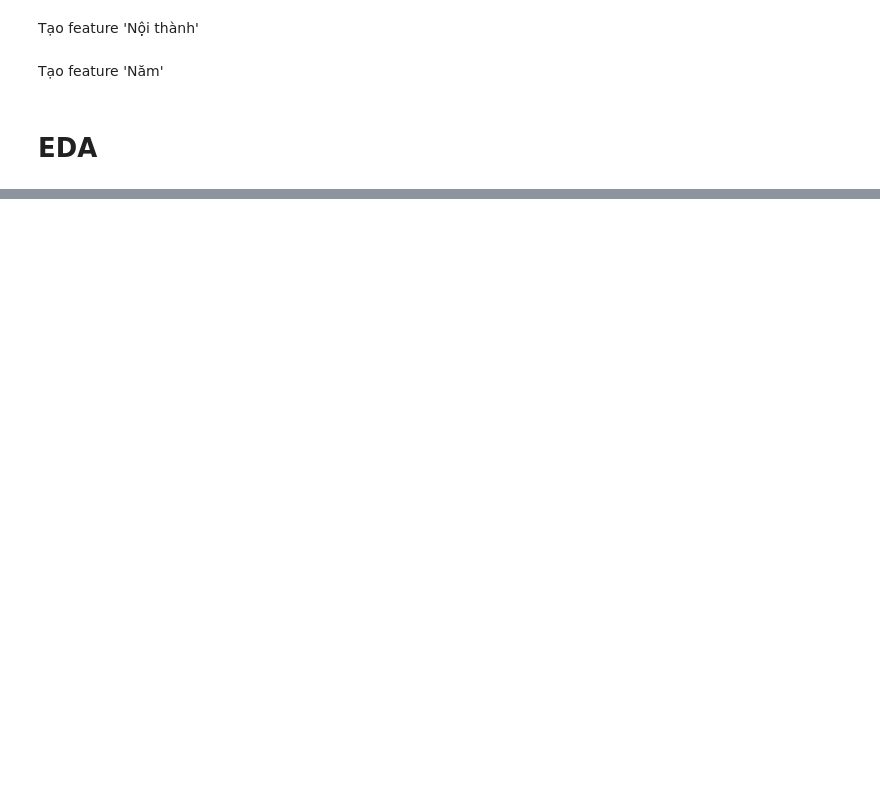
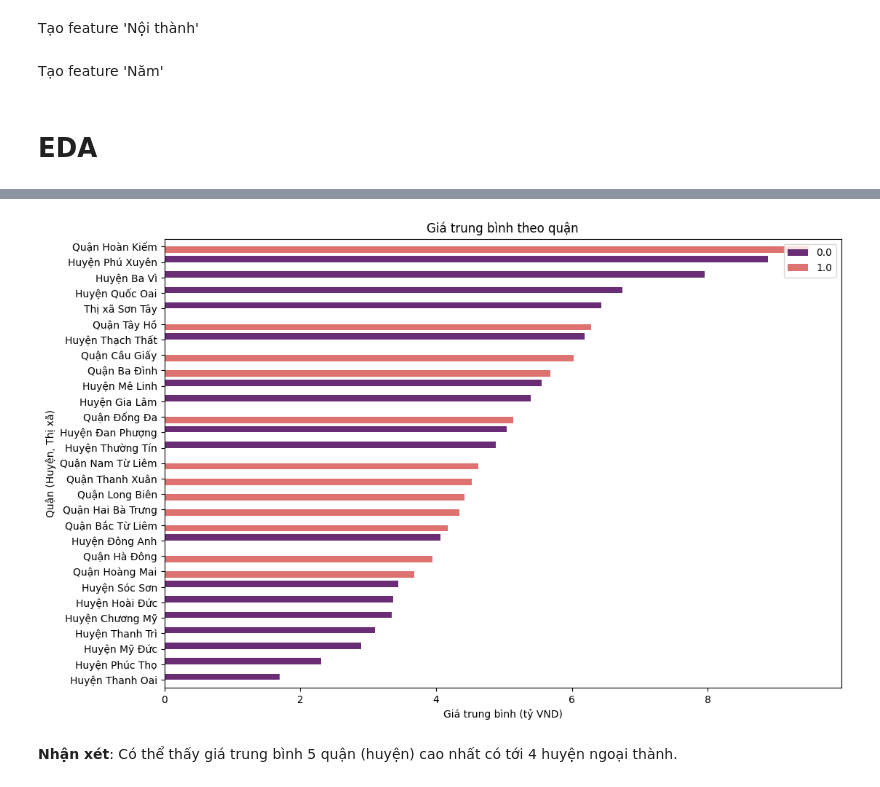
Before and after one commit to tdbui1209/category_dtype_hanoi_saleprice, a Jupyter notebook: hanoi_fix.ipynb, the cells around one changed output, grey strips where cells are left out. Cells and saved outputs as stored; diff of their text form; code cells hidden in the pictures; blank space fills up the shorter version.

```diff
--- a/hanoi_fix.ipynb
+++ b/hanoi_fix.ipynb
@@ -638,0 +725,16 @@ plt.show()
+# %%
+gia_trung_binh_theo_quan = df_drop_outlier.groupby('Quận')[['Giá', 'Nội thành']].mean().sort_values(by=['Giá'], ascending=False)
+plt.figure(figsize=(12, 8))
+sns.barplot(
+    x=gia_trung_binh_theo_quan['Giá'].values, y=gia_trung_binh_theo_quan.index,palette='magma',
+    order=gia_trung_binh_theo_quan.sort_values(by=['Giá'], ascending=False).index,
+    hue=gia_trung_binh_theo_quan['Nội thành'].values
+)
+plt.xlabel('Giá trung bình (tỷ VND)')
+plt.ylabel('Quận (Huyện, Thị xã)')
+plt.title('Giá trung bình theo quận')
+plt.show()
+# %% [output]
+[figure, added]
+# %% [markdown]
+**Nhận xét**: Có thể thấy giá trung bình 5 quận (huyện) cao nhất có tới 4 huyện ngoại thành.
```
Also changed, not shown: parts of 74 cells of this notebook.
